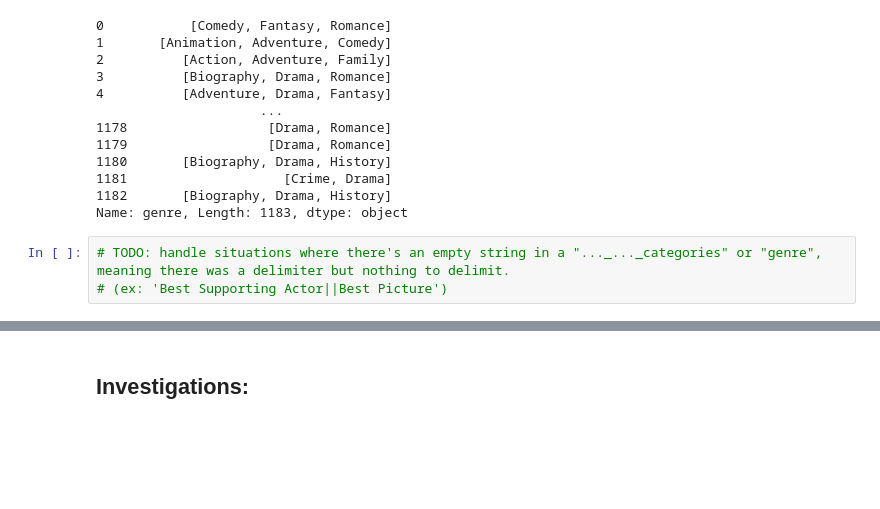
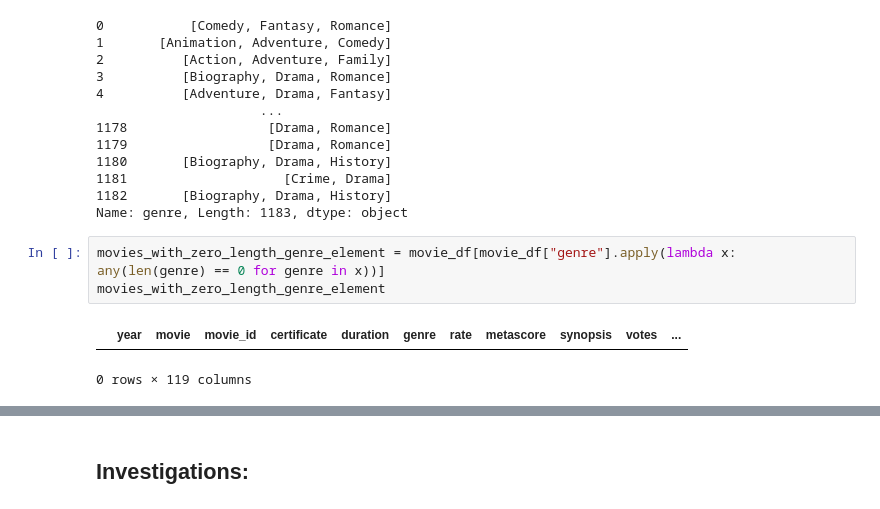
Before and after one commit to ryandecamp/CMSC320FinalProject, a Jupyter notebook: checkpoint2/checkpoint_2.ipynb, the cells around one changed output, grey strips where cells are left out. Saved outputs shown, nothing was run; the diff lists cells and outputs as text; blank space fills up the shorter version.

```diff
--- a/checkpoint2/checkpoint_2.ipynb
+++ b/checkpoint2/checkpoint_2.ipynb
@@ -266,6 +306,9 @@ movie_df["genre"]
 1181                    [Crime, Drama]
 1182       [Biography, Drama, History]
 Name: genre, Length: 1183, dtype: object
-# %%
-# TODO: handle situations where there's an empty string in a "..._..._categories" or "genre", meaning there was a delimiter but nothing to delimit.
-# (ex: 'Best Supporting Actor||Best Picture')
+# %%
+movies_with_zero_length_genre_element = movie_df[movie_df["genre"].apply(lambda x: any(len(genre) == 0 for genre in x))]
+movies_with_zero_length_genre_element
+# %% [output]
+|  | year | movie | movie_id | certificate | duration | genre | rate | metascore | synopsis | votes | ... |
+0 rows × 119 columns
```
Also changed, not shown: parts of 15 cells of this notebook.
